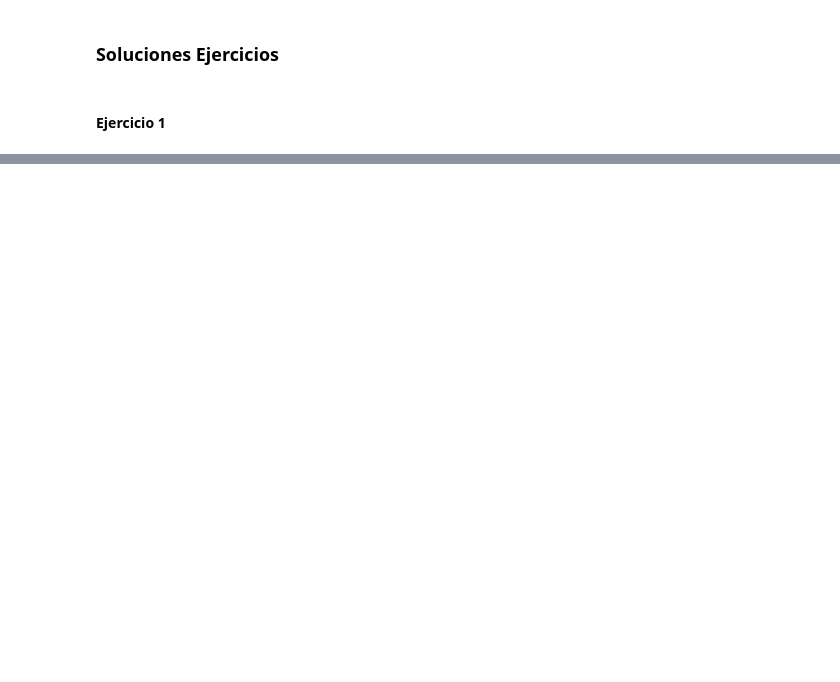
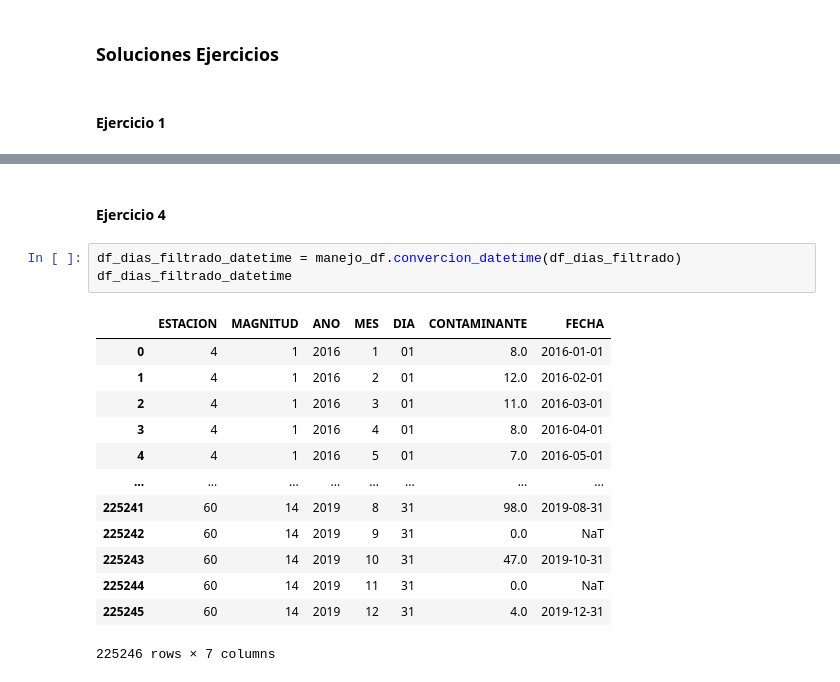
Before and after one commit to juanicolombo97/TP-Python-G2, a Jupyter notebook: Trabajo_Grupo2.ipynb, the cells around one changed output, grey strips where cells are left out. Cells and saved outputs as stored; diff of their text form; blank space fills up the shorter version.

```diff
--- a/Trabajo_Grupo2.ipynb
+++ b/Trabajo_Grupo2.ipynb
@@ -165,0 +167,19 @@ union_dfs.obtener_dataframe_final()
+# %% [markdown]
+#### Ejercicio 4
+# %%
+df_dias_filtrado_datetime = manejo_df.convercion_datetime(df_dias_filtrado)
+df_dias_filtrado_datetime
+# %% [output]
+|  | ESTACION | MAGNITUD | ANO | MES | DIA | CONTAMINANTE | FECHA |
+| 0 | 4 | 1 | 2016 | 1 | 01 | 8.0 | 2016-01-01 |
+| 1 | 4 | 1 | 2016 | 2 | 01 | 12.0 | 2016-02-01 |
+| 2 | 4 | 1 | 2016 | 3 | 01 | 11.0 | 2016-03-01 |
+| 3 | 4 | 1 | 2016 | 4 | 01 | 8.0 | 2016-04-01 |
+| 4 | 4 | 1 | 2016 | 5 | 01 | 7.0 | 2016-05-01 |
+| ... | ... | ... | ... | ... | ... | ... | ... |
+| 225241 | 60 | 14 | 2019 | 8 | 31 | 98.0 | 2019-08-31 |
+| 225242 | 60 | 14 | 2019 | 9 | 31 | 0.0 | NaT |
+| 225243 | 60 | 14 | 2019 | 10 | 31 | 47.0 | 2019-10-31 |
+| 225244 | 60 | 14 | 2019 | 11 | 31 | 0.0 | NaT |
+| 225245 | 60 | 14 | 2019 | 12 | 31 | 4.0 | 2019-12-31 |
+225246 rows × 7 columns
```
Also changed, not shown: parts of 35 cells of this notebook.
